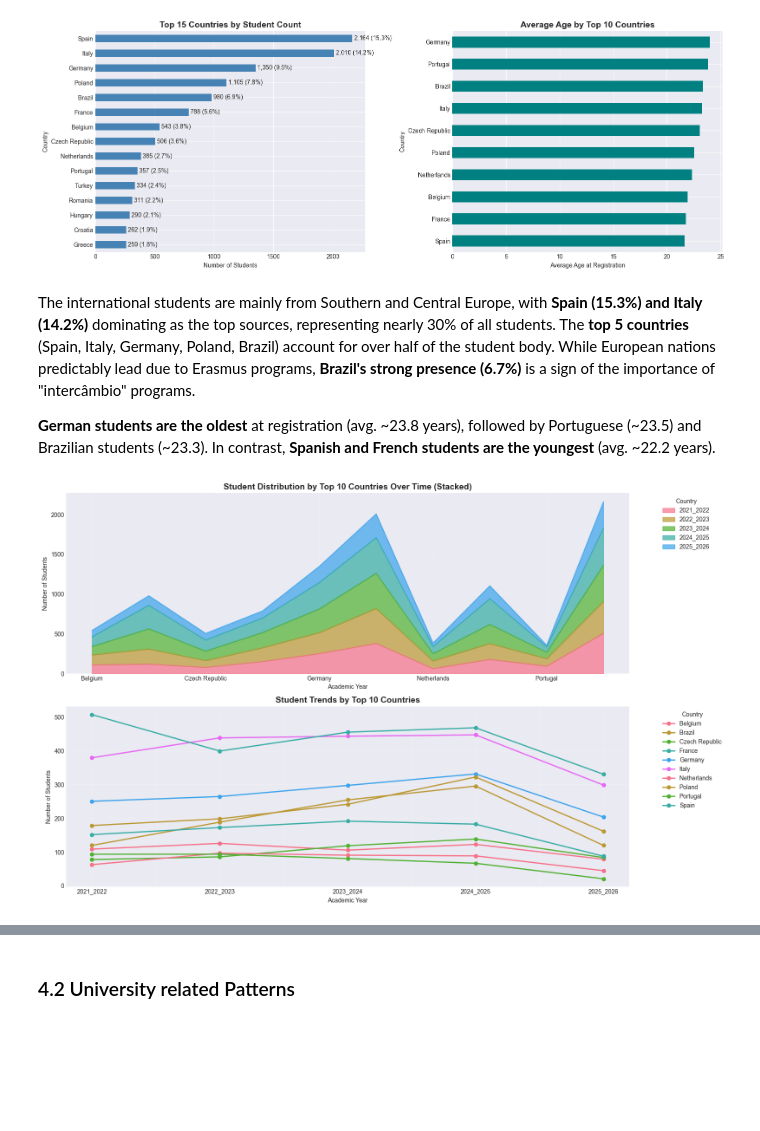
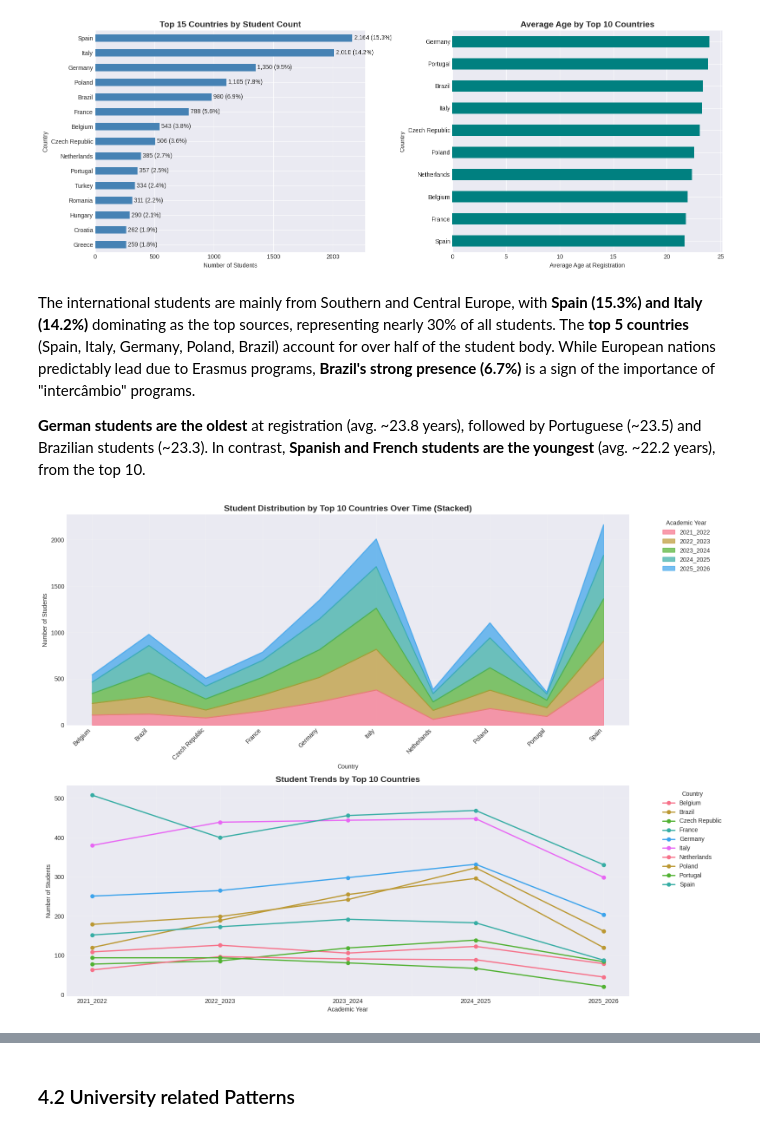
Before and after one commit to franciscopana/M.IA_Time-Series-Forecasting, a Jupyter notebook: eda.ipynb, the cells around one changed output, grey strips where cells are left out. Drawn from its saved outputs; the diff is of its cells as text; code cells hidden in the pictures; blank space fills up the shorter version.

```diff
--- a/eda.ipynb
+++ b/eda.ipynb
@@ -403,30 +399,36 @@ plt.show()
 # %% [markdown]
 The international students are mainly from Southern and Central Europe, with **Spain (15.3%) and Italy (14.2%)** dominating as the top sources, representing nearly 30% of all students. The **top 5 countries** (Spain, Italy, Germany, Poland, Brazil) account for over half of the student body. While European nations predictably lead due to Erasmus programs, **Brazil's strong presence (6.7%)** is a sign of the importance of "intercâmbio" programs.
 
-**German students are the oldest** at registration (avg. ~23.8 years), followed by Portuguese (~23.5) and Brazilian students (~23.3). In contrast, **Spanish and French students are the youngest** (avg. ~22.2 years).
+**German students are the oldest** at registration (avg. ~23.8 years), followed by Portuguese (~23.5) and Brazilian students (~23.3). In contrast, **Spanish and French students are the youngest** (avg. ~22.2 years), from the top 10.
 # %%
 top_10_countries = df['country'].value_counts().head(10).index
 
 country_year = df[df['country'].isin(top_10_countries)].groupby(['academic_year', 'country']).size().unstack(fill_value=0)
 
-fig, axes = plt.subplots(2, 1, figsize=(16, 10))
+top_10_countries = country_year.T.index.tolist()
+
+fig, axes = plt.subplots(2, 1, figsize=(16, 12))
 
 country_year.T.plot(kind='area', stacked=True, ax=axes[0], alpha=0.7)
-axes[0].set_title('Student Distribution by Top 10 Countries Over Time (Stacked)', fontsize=14, fontweight='bold')
-axes[0].set_xlabel('Academic Year')
+axes[0].set_title('Student Distribution by Top 10 Countries Over Time (Stacked)',
+                  fontsize=14, fontweight='bold')
+axes[0].set_xlabel('Country')
 axes[0].set_ylabel('Number of Students')
-axes[0].legend(title='Country', bbox_to_anchor=(1.05, 1), loc='upper left')
+axes[0].legend(title='Academic Year', bbox_to_anchor=(1.05, 1), loc='upper left')
 axes[0].grid(alpha=0.3)
+tick_positions = range(len(top_10_countries))
+axes[0].set_xticks(tick_positions)
+axes[0].set_xticklabels(top_10_countries, rotation=45, ha='right')
 
 country_year.plot(ax=axes[1], marker='o', linewidth=2)
 axes[1].set_title('Student Trends by Top 10 Countries', fontsize=14, fontweight='bold')
 axes[1].set_xlabel('Academic Year')
 axes[1].set_ylabel('Number of Students')
 axes[1].legend(title='Country', bbox_to_anchor=(1.05, 1), loc='upper left')
 axes[1].grid(alpha=0.3)
 axes[1].tick_params(axis='x')
 
 plt.tight_layout()
 plt.show()
 # %% [output]
-[figure, old version]
+[figure, new version]
```
Also changed, not shown: parts of 30 cells of this notebook, 12 other files.
